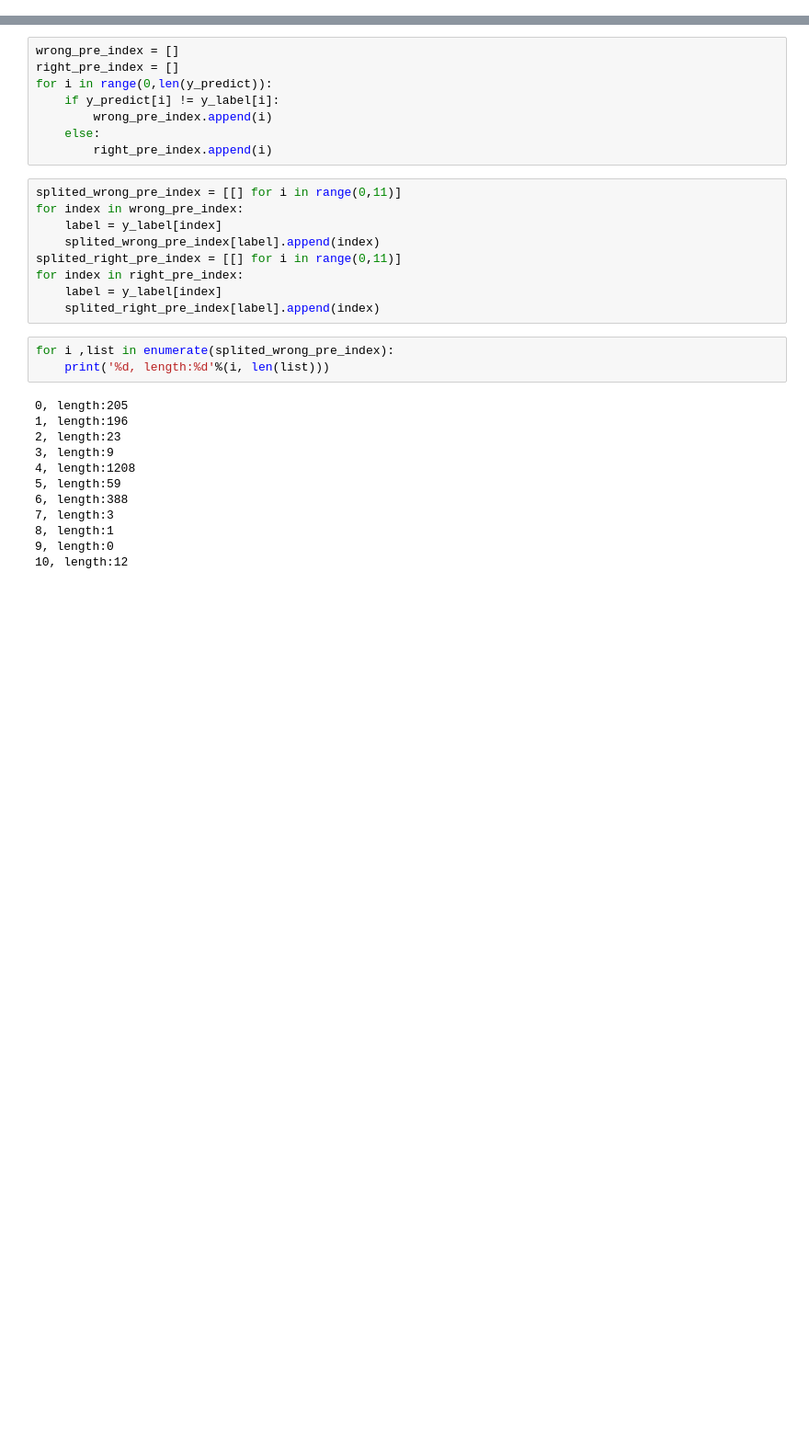
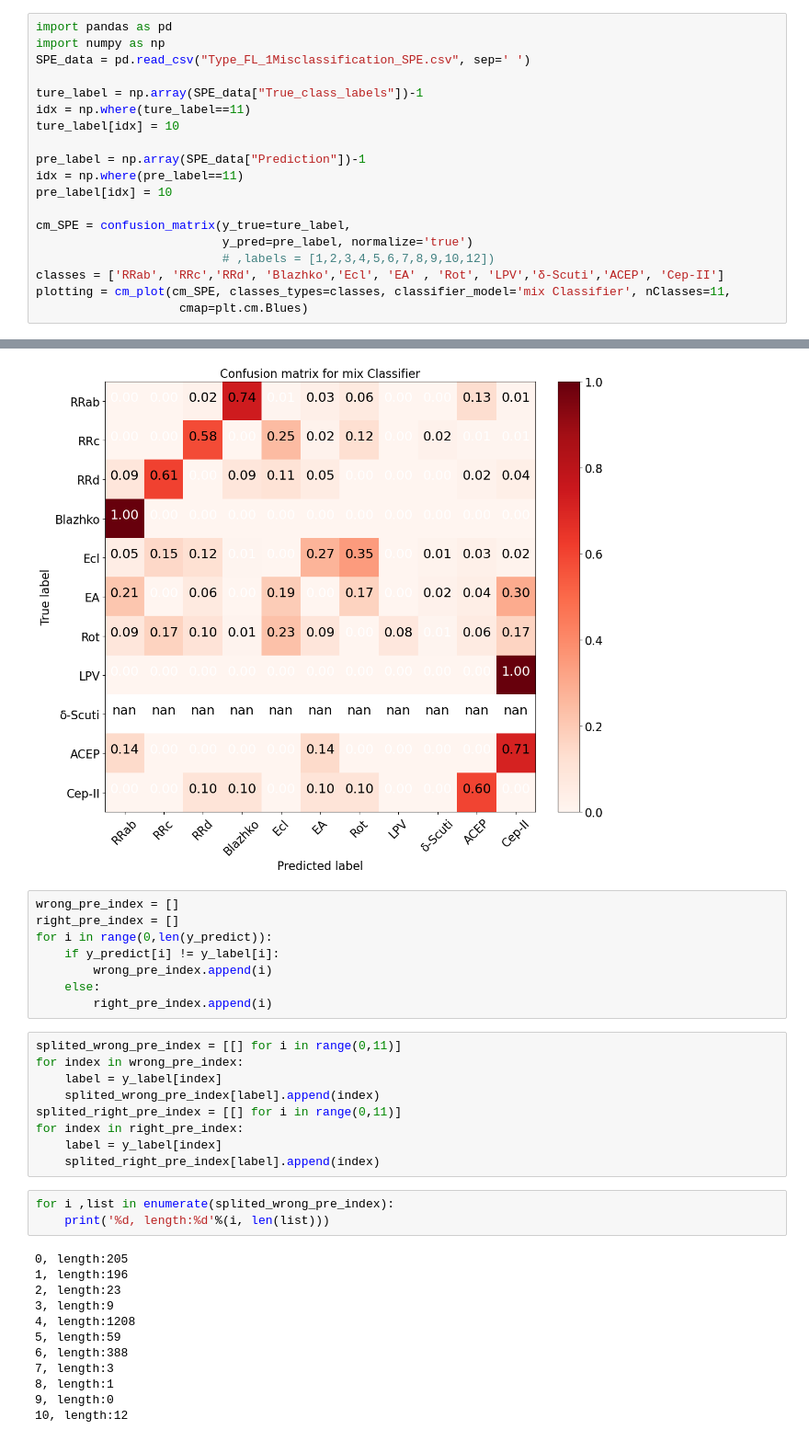
Before and after one commit to 52Hzihan/mixnn4vs, a Jupyter notebook: bagging_test.ipynb, the cells around one changed output, grey strips where cells are left out. Shown: that part at 92% size. Cells and saved outputs as stored; diff of their text form; blank space fills up the shorter version.

```diff
--- a/bagging_test.ipynb
+++ b/bagging_test.ipynb
@@ -145,0 +227,20 @@ plotting = cm_plot(cm, classes_types=classes, classifier_model='mix Classifier',
+# %%
+import pandas as pd
+import numpy as np
+SPE_data = pd.read_csv("Type_FL_1Misclassification_SPE.csv", sep=' ')
+
+ture_label = np.array(SPE_data["True_class_labels"])-1
+idx = np.where(ture_label==11)
+ture_label[idx] = 10
+
+pre_label = np.array(SPE_data["Prediction"])-1
+idx = np.where(pre_label==11)
+pre_label[idx] = 10
+
+cm_SPE = confusion_matrix(y_true=ture_label,
+                          y_pred=pre_label, normalize='true')
+                          # ,labels = [1,2,3,4,5,6,7,8,9,10,12])
+classes = ['RRab', 'RRc','RRd', 'Blazhko','Ecl', 'EA' , 'Rot', 'LPV','δ-Scuti','ACEP', 'Cep-II']
+plotting = cm_plot(cm_SPE, classes_types=classes, classifier_model='mix Classifier', nClasses=11,
+                    cmap=plt.cm.Blues)
+# %% [output]
@@ -146,3 +264,4 @@ plotting = cm_plot(cm, classes_types=classes, classifier_model='mix Classifier',
+[figure, added]
 # %%
 wrong_pre_index = []
 right_pre_index = []
```
Also changed, not shown: parts of 6 cells of this notebook, 10 other files.
